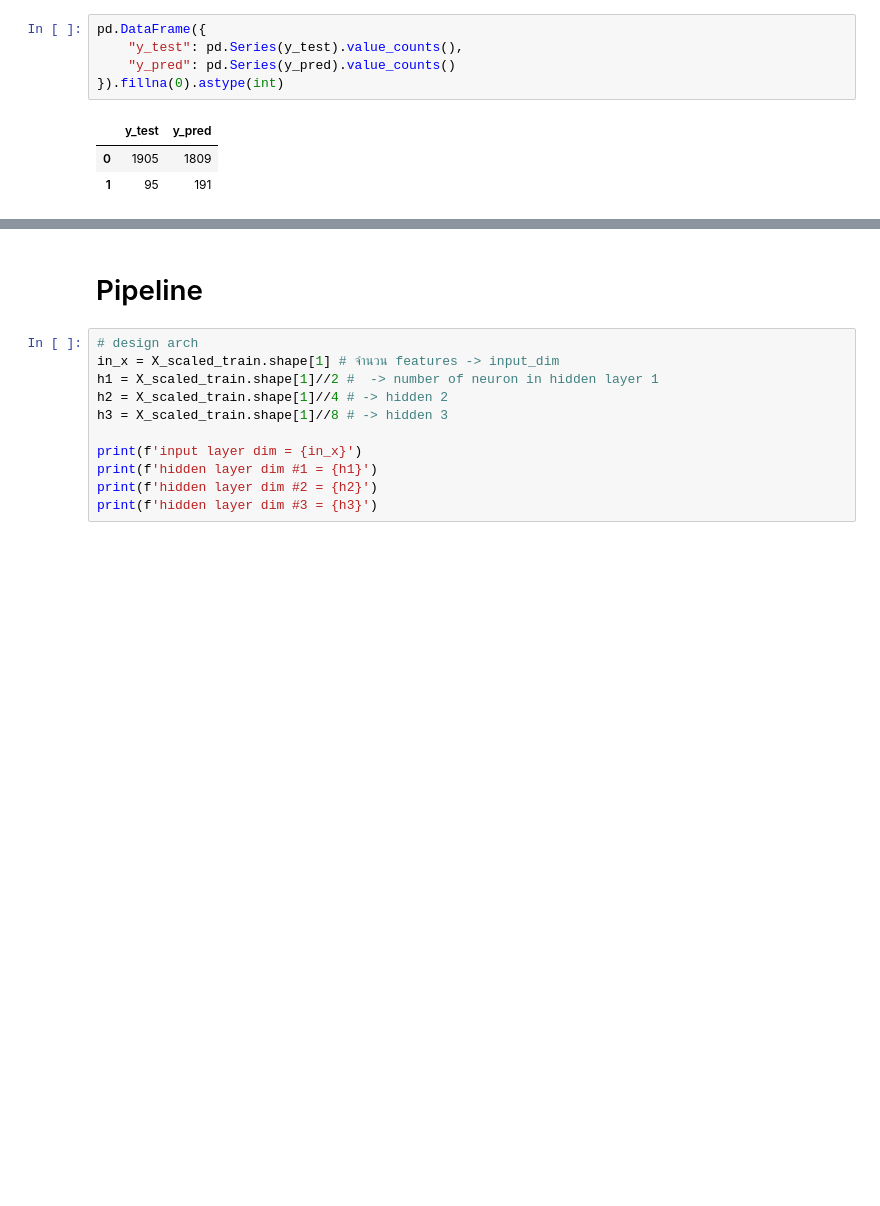
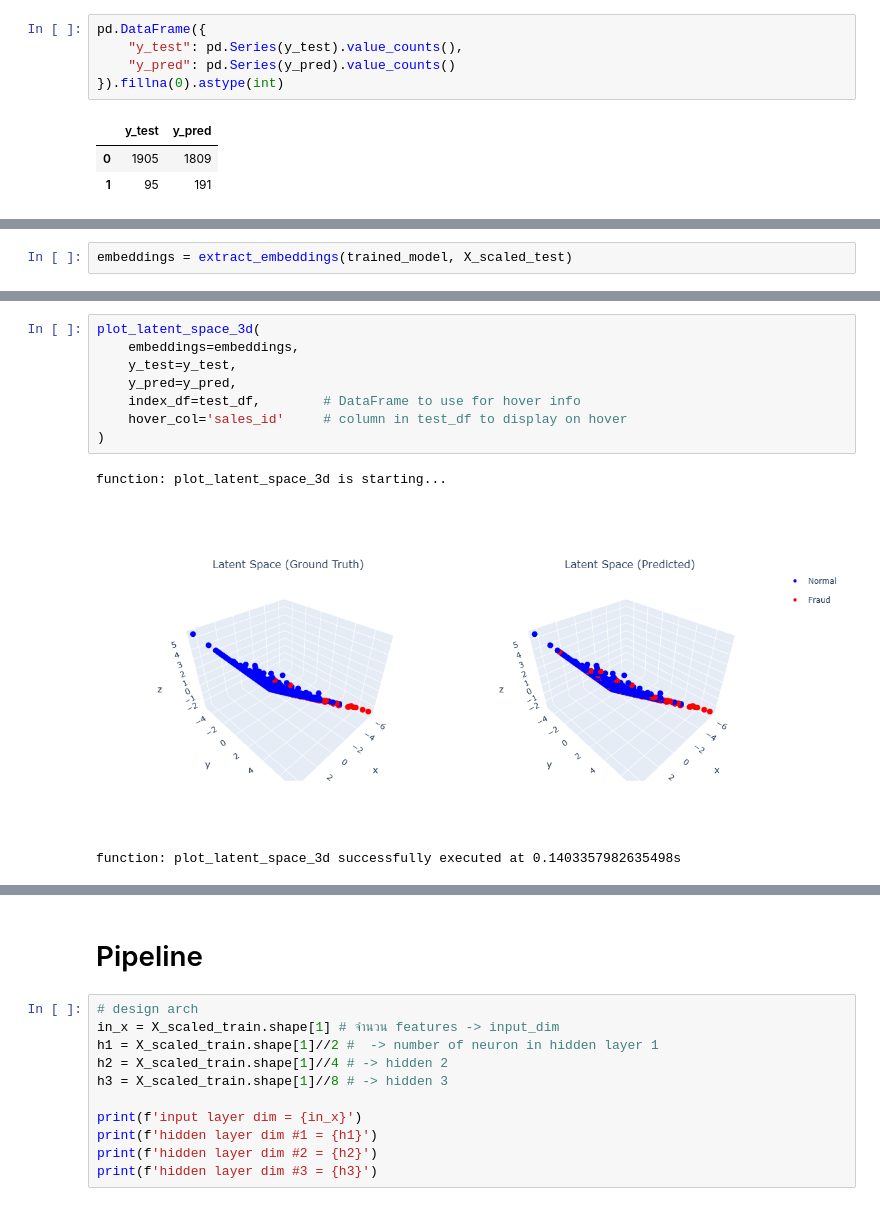
Before and after one commit to lidv94/anomaly-detection, a Jupyter notebook: auto_encoder_tune4.ipynb, the cells around one changed output, grey strips where cells are left out. Cells and saved outputs as stored; diff of their text form; blank space fills up the shorter version.

```diff
--- a/auto_encoder_tune4.ipynb
+++ b/auto_encoder_tune4.ipynb
@@ -696,0 +732,2 @@ res_1
+# %%
+embeddings = extract_embeddings(trained_model, X_scaled_test)
@@ -696,0 +771,12 @@ res_1
+# %%
+plot_latent_space_3d(
+    embeddings=embeddings,
+    y_test=y_test,
+    y_pred=y_pred,
+    index_df=test_df,        # DataFrame to use for hover info
+    hover_col='sales_id'     # column in test_df to display on hover
+)
+# %% [output]
+function: plot_latent_space_3d is starting...
+[figure, added]
+function: plot_latent_space_3d successfully executed at 0.1403357982635498s
```
Also changed, not shown: parts of 42 cells of this notebook, 26 other files.
